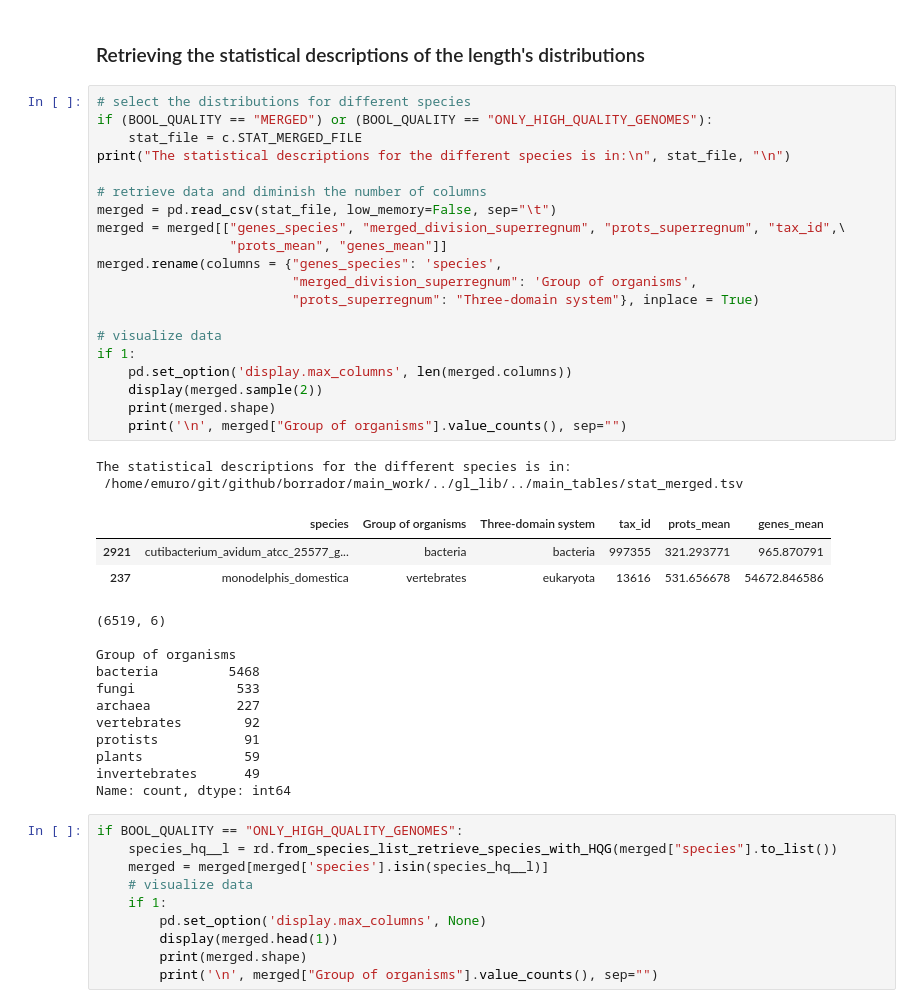
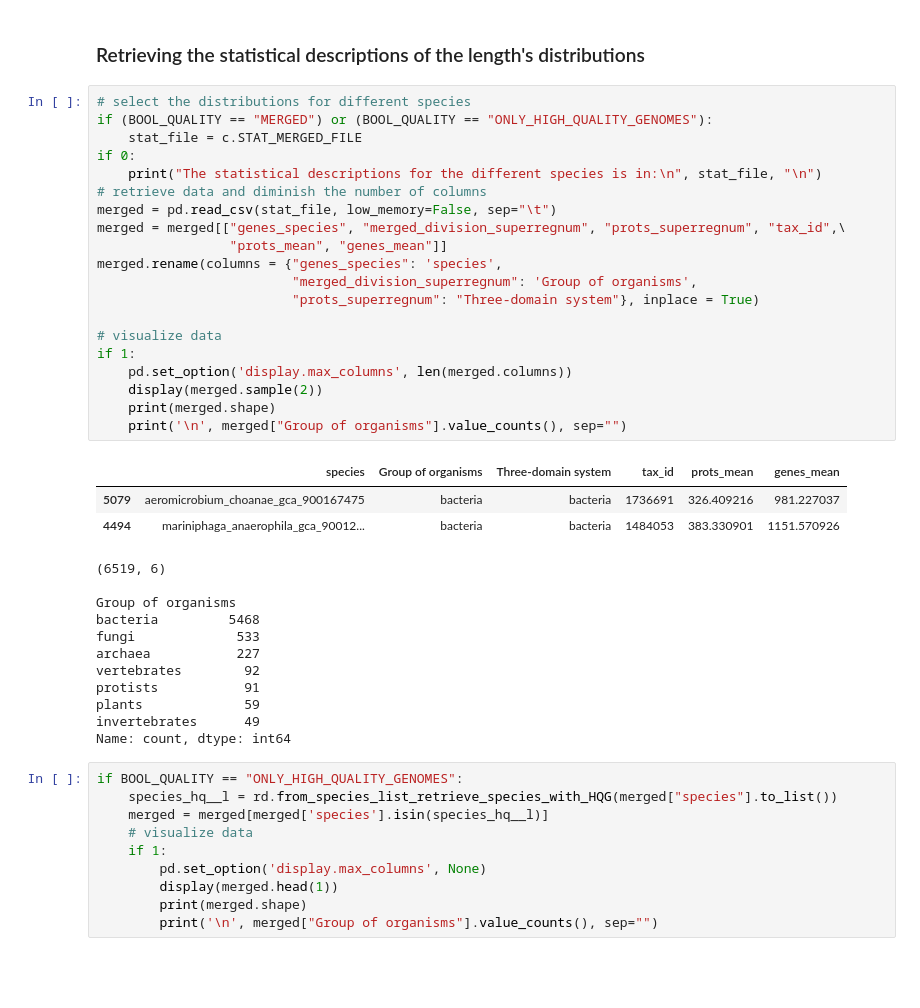
Before and after one commit to emuro/borrador, a Jupyter notebook: main_work/rho_nCDS_within_protCodGenes_lengths.ipynb, the cells around one changed output. Drawn from its saved outputs; the diff is of its cells as text; blank space fills up the shorter version.

```diff
--- a/main_work/rho_nCDS_within_protCodGenes_lengths.ipynb
+++ b/main_work/rho_nCDS_within_protCodGenes_lengths.ipynb
@@ -27,40 +27,38 @@ BOOL_ALSO_THREE_DOMAIN_SYSTEM = 1
 # %%
 # select the distributions for different species
 if (BOOL_QUALITY == "MERGED") or (BOOL_QUALITY == "ONLY_HIGH_QUALITY_GENOMES"):
     stat_file = c.STAT_MERGED_FILE
-print("The statistical descriptions for the different species is in:\n", stat_file, "\n")
-
+if 0:
+    print("The statistical descriptions for the different species is in:\n", stat_file, "\n")
 # retrieve data and diminish the number of columns
 merged = pd.read_csv(stat_file, low_memory=False, sep="\t")
 merged = merged[["genes_species", "merged_division_superregnum", "prots_superregnum", "tax_id",\
                  "prots_mean", "genes_mean"]]
 merged.rename(columns = {"genes_species": 'species',
                          "merged_division_superregnum": 'Group of organisms',
                          "prots_superregnum": "Three-domain system"}, inplace = True)
 
 # visualize data
 if 1:
     pd.set_option('display.max_columns', len(merged.columns))
     display(merged.sample(2))
     print(merged.shape)
     print('\n', merged["Group of organisms"].value_counts(), sep="")
 # %% [output]
+|  | species | Group of organisms | Three-domain system | tax_id | prots_mean | genes_mean |
+| 5079 | aeromicrobium_choanae_gca_900167475 | bacteria | bacteria | 1736691 | 326.409216 | 981.227037 |
+| 4494 | mariniphaga_anaerophila_gca_90012... | bacteria | bacteria | 1484053 | 383.330901 | 1151.570926 |
-The statistical descriptions for the different species is in:
- /home/emuro/git/github/borrador/main_work/../gl_lib/../main_tables/stat_merged.tsv
+(6519, 6)
+
+Group of organisms
+bacteria         5468
+fungi             533
+archaea           227
+vertebrates        92
+protists           91
+plants             59
+invertebrates      49
+Name: count, dtype: int64
-|  | species | Group of organisms | Three-domain system | tax_id | prots_mean | genes_mean |
-| 2921 | cutibacterium_avidum_atcc_25577_g... | bacteria | bacteria | 997355 | 321.293771 | 965.870791 |
-| 237 | monodelphis_domestica | vertebrates | eukaryota | 13616 | 531.656678 | 54672.846586 |
-(6519, 6)
-
-Group of organisms
-bacteria         5468
-fungi             533
-archaea           227
-vertebrates        92
-protists           91
-plants             59
-invertebrates      49
-Name: count, dtype: int64
 # %%
 if BOOL_QUALITY == "ONLY_HIGH_QUALITY_GENOMES":
     species_hq__l = rd.from_species_list_retrieve_species_with_HQG(merged["species"].to_list())
```
Also changed, not shown: 1 other file.
